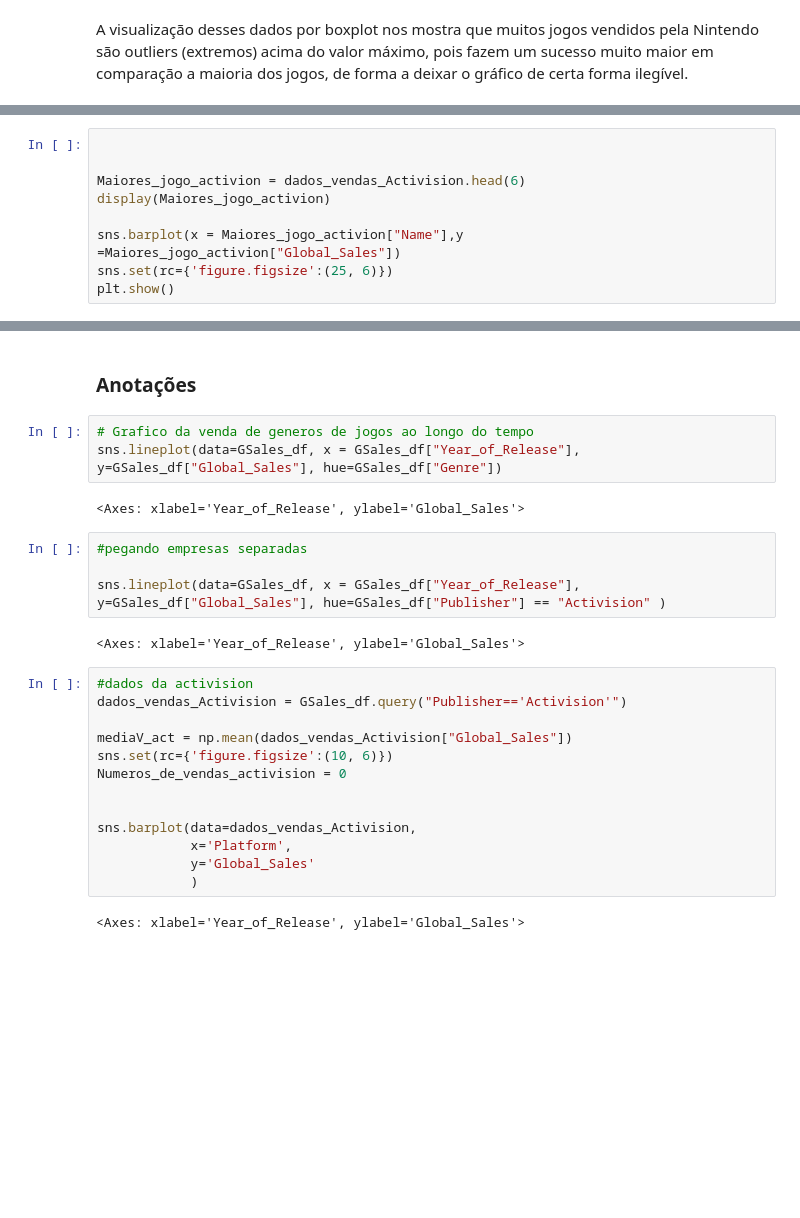
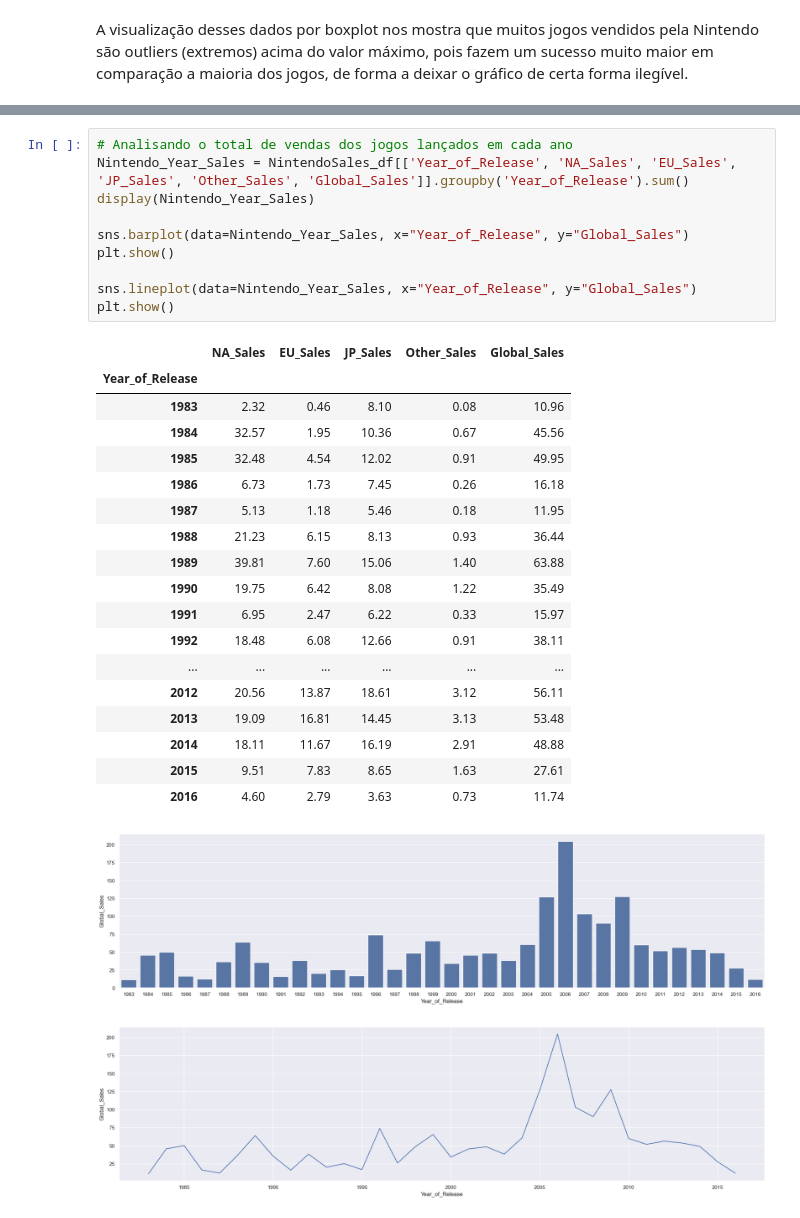
Before and after one commit to PedroMiguelCecato/ICD_Project, a Jupyter notebook: Presentatio.ipynb, the cells around one changed output, grey strips where cells are left out. Drawn from its saved outputs; the diff is of its cells as text; blank space fills up the shorter version.

```diff
--- a/Presentatio.ipynb
+++ b/Presentatio.ipynb
@@ -688,9 +446,0 @@ plt.show()
-# %%
-
-
-Maiores_jogo_activion = dados_vendas_Activision.head(6)
-display(Maiores_jogo_activion)
-
-sns.barplot(x = Maiores_jogo_activion["Name"],y =Maiores_jogo_activion["Global_Sales"])
-sns.set(rc={'figure.figsize':(25, 6)})
-plt.show()
@@ -727,28 +447,31 @@ Year_of_Release
-# %% [markdown]
-### Anotações
-# %%
-# Grafico da venda de generos de jogos ao longo do tempo
-sns.lineplot(data=GSales_df, x = GSales_df["Year_of_Release"], y=GSales_df["Global_Sales"], hue=GSales_df["Genre"])
-# %% [output]
-<Axes: xlabel='Year_of_Release', ylabel='Global_Sales'>
-# %%
-#pegando empresas separadas
-
-sns.lineplot(data=GSales_df, x = GSales_df["Year_of_Release"], y=GSales_df["Global_Sales"], hue=GSales_df["Publisher"] == "Activision" )
-# %% [output]
-<Axes: xlabel='Year_of_Release', ylabel='Global_Sales'>
-# %%
-#dados da activision
-dados_vendas_Activision = GSales_df.query("Publisher=='Activision'")
-
-mediaV_act = np.mean(dados_vendas_Activision["Global_Sales"])
-sns.set(rc={'figure.figsize':(10, 6)})
-Numeros_de_vendas_activision = 0
-
-
-sns.barplot(data=dados_vendas_Activision,
-            x='Platform',
-            y='Global_Sales'
-            )
-# %% [output]
-<Axes: xlabel='Year_of_Release', ylabel='Global_Sales'>
+# %%
+# Analisando o total de vendas dos jogos lançados em cada ano
+Nintendo_Year_Sales = NintendoSales_df[['Year_of_Release', 'NA_Sales', 'EU_Sales', 'JP_Sales', 'Other_Sales', 'Global_Sales']].groupby('Year_of_Release').sum()
+display(Nintendo_Year_Sales)
+
+sns.barplot(data=Nintendo_Year_Sales, x="Year_of_Release", y="Global_Sales")
+plt.show()
+
+sns.lineplot(data=Nintendo_Year_Sales, x="Year_of_Release", y="Global_Sales")
+plt.show()
+# %% [output]
+|  | NA_Sales | EU_Sales | JP_Sales | Other_Sales | Global_Sales |
+| Year_of_Release |  |  |  |  |  |
+| 1983 | 2.32 | 0.46 | 8.10 | 0.08 | 10.96 |
+| 1984 | 32.57 | 1.95 | 10.36 | 0.67 | 45.56 |
+| 1985 | 32.48 | 4.54 | 12.02 | 0.91 | 49.95 |
+| 1986 | 6.73 | 1.73 | 7.45 | 0.26 | 16.18 |
+| 1987 | 5.13 | 1.18 | 5.46 | 0.18 | 11.95 |
+| 1988 | 21.23 | 6.15 | 8.13 | 0.93 | 36.44 |
+| 1989 | 39.81 | 7.60 | 15.06 | 1.40 | 63.88 |
+| 1990 | 19.75 | 6.42 | 8.08 | 1.22 | 35.49 |
+| 1991 | 6.95 | 2.47 | 6.22 | 0.33 | 15.97 |
+| 1992 | 18.48 | 6.08 | 12.66 | 0.91 | 38.11 |
+| ... | ... | ... | ... | ... | ... |
+| 2012 | 20.56 | 13.87 | 18.61 | 3.12 | 56.11 |
+| 2013 | 19.09 | 16.81 | 14.45 | 3.13 | 53.48 |
+| 2014 | 18.11 | 11.67 | 16.19 | 2.91 | 48.88 |
+| 2015 | 9.51 | 7.83 | 8.65 | 1.63 | 27.61 |
+| 2016 | 4.60 | 2.79 | 3.63 | 0.73 | 11.74 |
+[figure, added]
+[figure, added]
```
Also changed, not shown: parts of 74 cells of this notebook.
